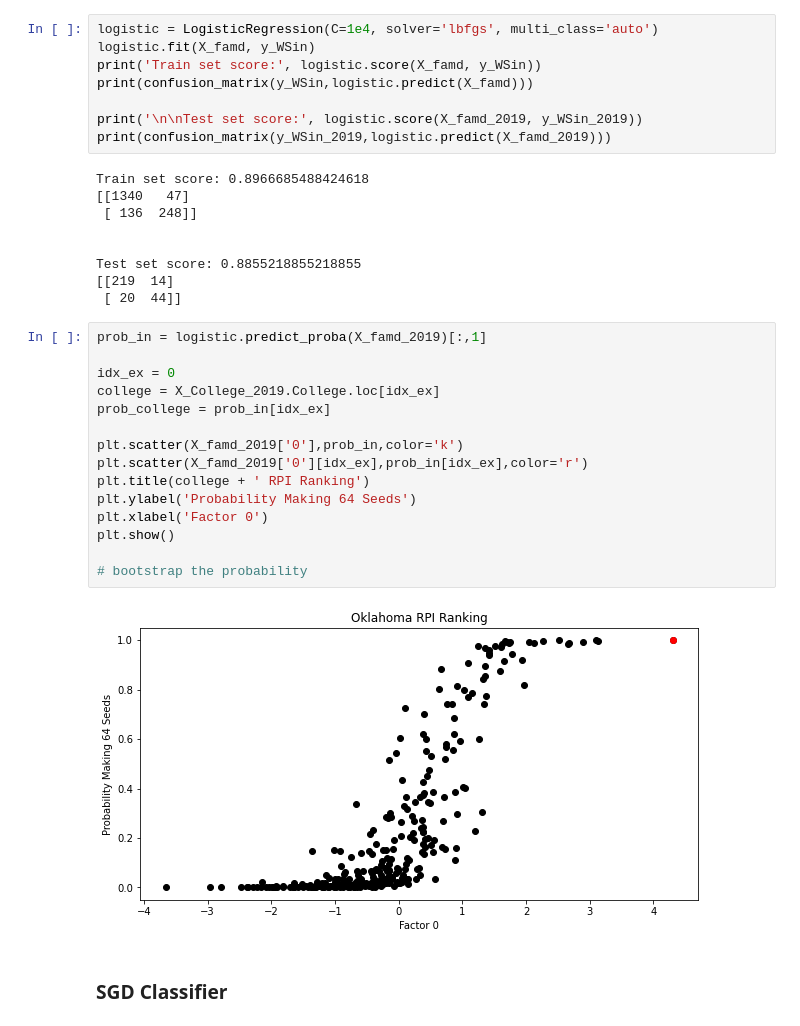
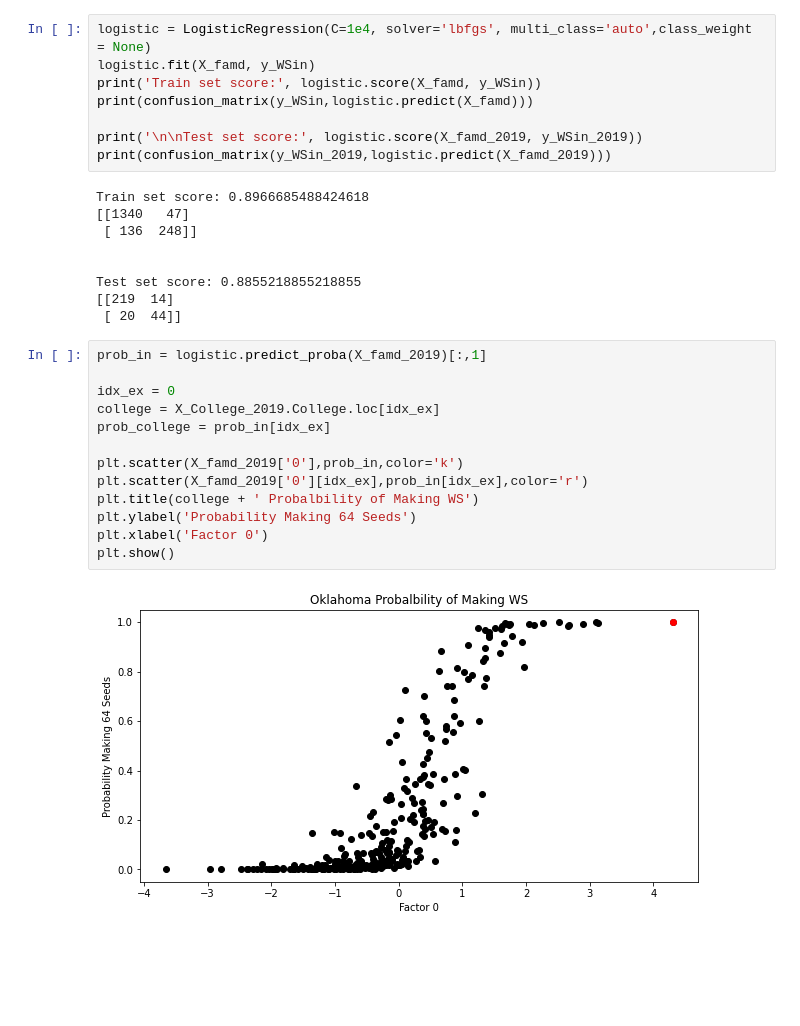
Before and after one commit to koeunlim/Capstone_Softball, a Jupyter notebook: 06-2_NCAA_Softball_Model2_WS64Seed_Logistic.ipynb, the cells around one changed output. Cells and saved outputs as stored; diff of their text form; blank space fills up the shorter version.

```diff
--- a/06-2_NCAA_Softball_Model2_WS64Seed_Logistic.ipynb
+++ b/06-2_NCAA_Softball_Model2_WS64Seed_Logistic.ipynb
@@ -73,5 +76,5 @@ Proportion 0:  0.7831733483907397
 # %%
-logistic = LogisticRegression(C=1e4, solver='lbfgs', multi_class='auto')
+logistic = LogisticRegression(C=1e4, solver='lbfgs', multi_class='auto',class_weight = None)
 logistic.fit(X_famd, y_WSin)
 print('Train set score:', logistic.score(X_famd, y_WSin))
 print(confusion_matrix(y_WSin,logistic.predict(X_famd)))
@@ -90,19 +93,15 @@ Test set score: 0.8855218855218855
 # %%
 prob_in = logistic.predict_proba(X_famd_2019)[:,1]
 
 idx_ex = 0
 college = X_College_2019.College.loc[idx_ex]
 prob_college = prob_in[idx_ex]
 
 plt.scatter(X_famd_2019['0'],prob_in,color='k')
 plt.scatter(X_famd_2019['0'][idx_ex],prob_in[idx_ex],color='r')
-plt.title(college + ' RPI Ranking')
+plt.title(college + ' Probalbility of Making WS')
 plt.ylabel('Probability Making 64 Seeds')
 plt.xlabel('Factor 0')
 plt.show()
-
-# bootstrap the probability
 # %% [output]
-[figure, old version]
+[figure, new version]
-# %% [markdown]
-### SGD Classifier
```
Also changed, not shown: parts of 20 cells of this notebook, 15 other files.
